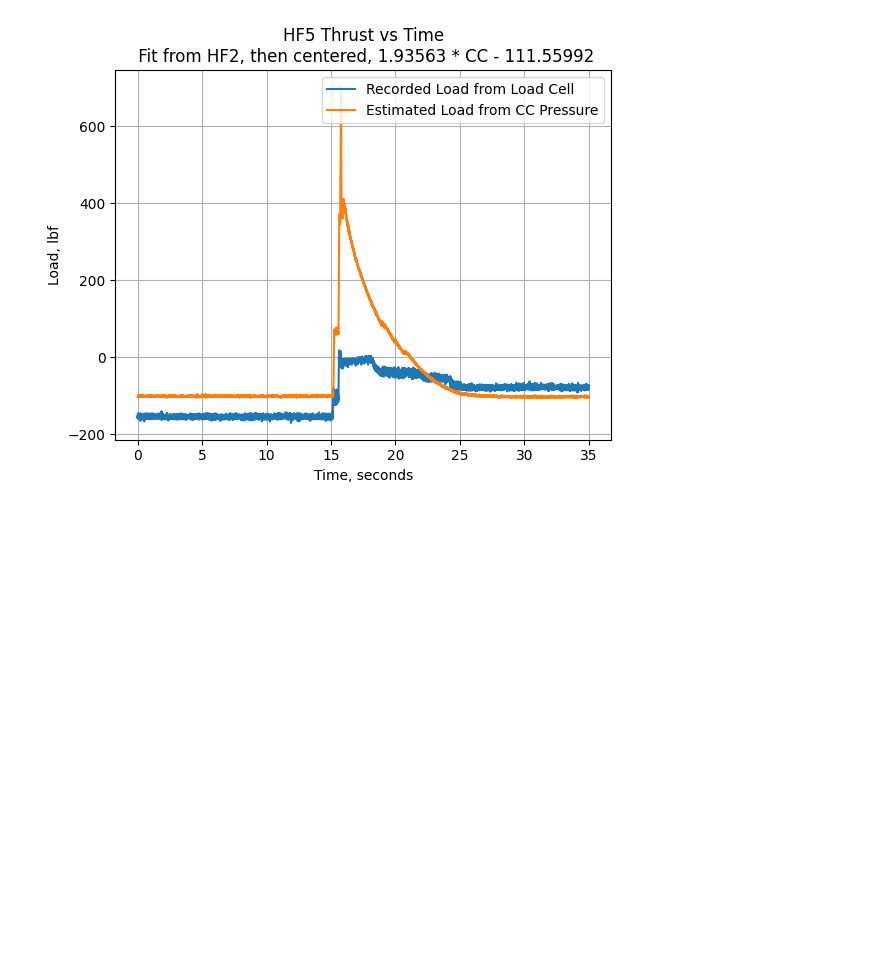
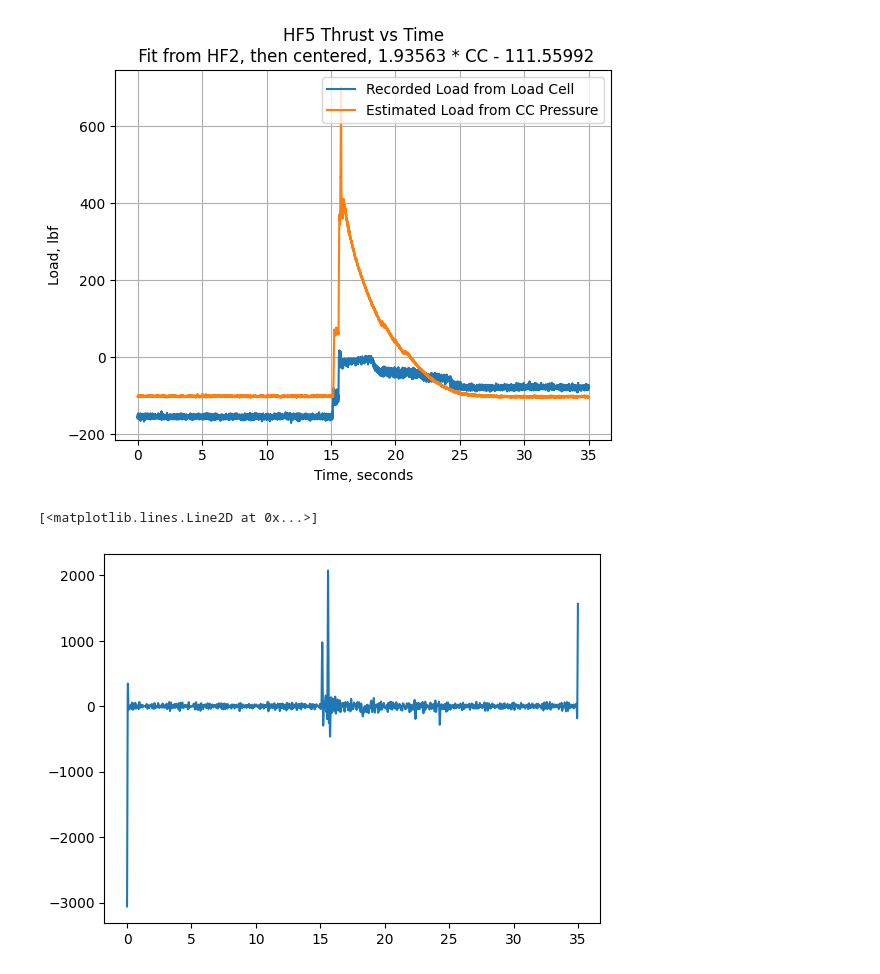
Before and after one commit to rice-eclipse/hotfire-data, a Jupyter notebook: analysis-titan-hf-5.ipynb, the cells around one changed output. Cells and saved outputs as stored; diff of their text form; code cells hidden in the pictures; blank space fills up the shorter version.

```diff
--- a/analysis-titan-hf-5.ipynb
+++ b/analysis-titan-hf-5.ipynb
@@ -190,7 +154,7 @@ event_times = data[sample_start : sample_end, 0] - time_start
 
 thrust_data = data[sample_start : sample_end, 1]
 cc_data = data[sample_start : sample_end, 2]
-df_dt = np.gradient(thrust_data,event_times)
+df_dt = np.gradient(lpf.apply(thrust_data),event_times)
 
 thrust_from_cc = cc_data * 1.93563 - 111.55992
 # thrust_from_cc -= 50  # Manually correcting to match zero value
@@ -200,7 +164,7 @@ print(f"Max estimated thrust: {np.max(thrust_from_cc)} lbf")
 plt.plot(event_times, thrust_data, label="Recorded Load from Load Cell")
 # plt.plot(event_times, cc_data)
 plt.plot(event_times, thrust_from_cc, label="Estimated Load from CC Pressure")
-plt.plot(event_times, df_dt,label="Rate of change of force")
+
 plt.title("HF5 Thrust vs Time\n Fit from HF2, then centered, 1.93563 * CC - 111.55992")
 plt.grid()
 plt.xlabel("Time, seconds")
@@ -210,3 +174,8 @@ plt.legend()
 Max estimated thrust: 701.763545802 lbf
 <matplotlib.legend.Legend at 0x...>
 [figure]
+# %%
+plt.plot(event_times, df_dt)
+# %% [output]
+[<matplotlib.lines.Line2D at 0x...>]
+[figure, added]
```
Also changed, not shown: parts of 2 cells of this notebook.
